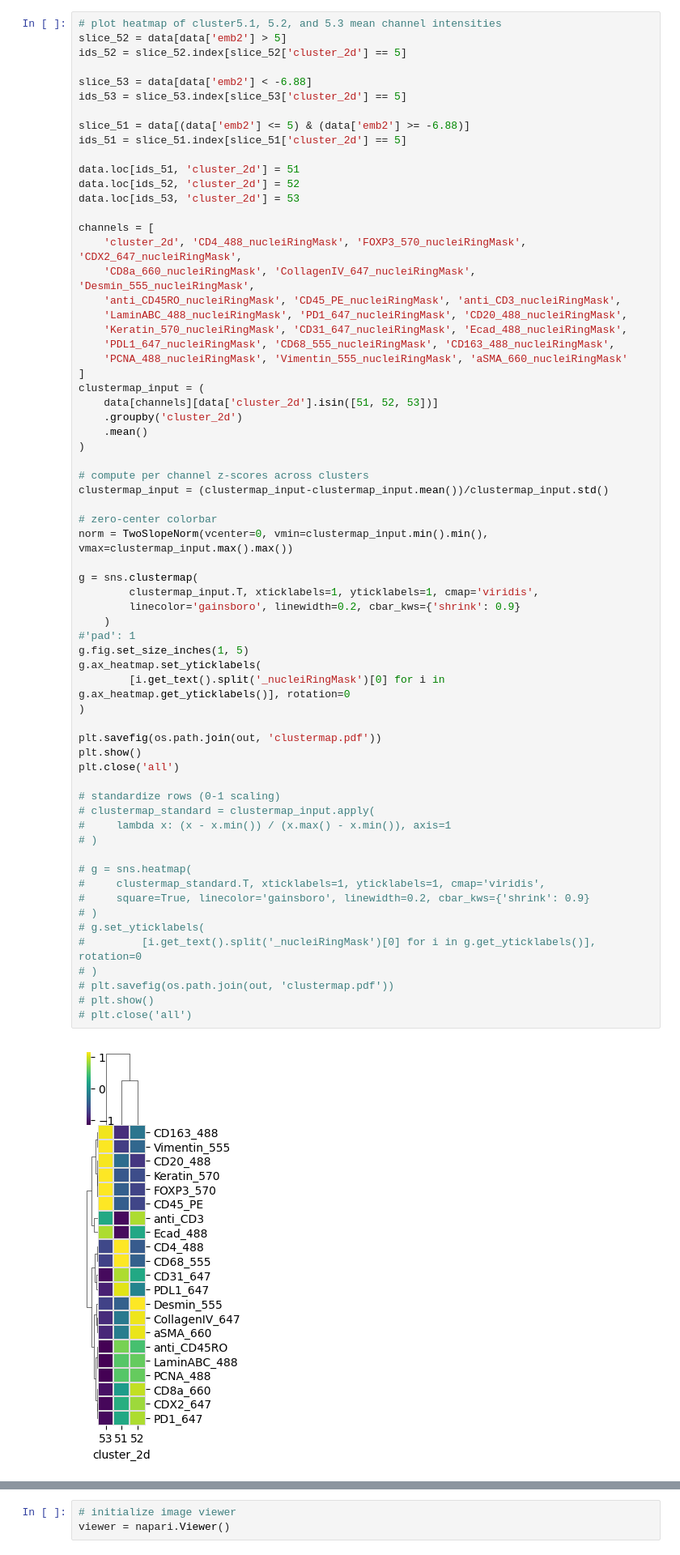
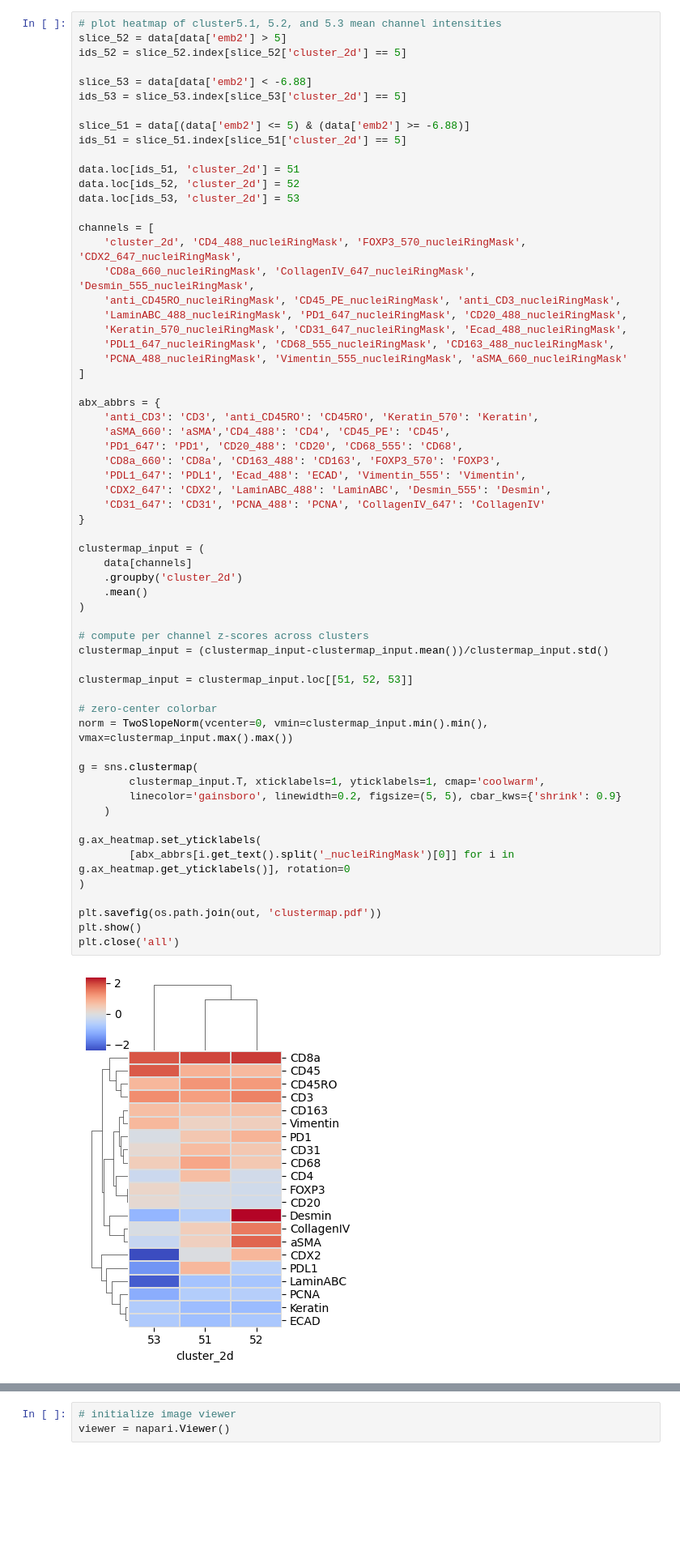
Before and after one commit to labsyspharm/vae-paper, a Jupyter notebook: src/cluster5_crosstalk.ipynb, the cells around one changed output, grey strips where cells are left out. Shown: that part at 81% size. Saved outputs shown, nothing was run; the diff lists cells and outputs as text; blank space fills up the shorter version.

```diff
--- a/src/cluster5_crosstalk.ipynb
+++ b/src/cluster5_crosstalk.ipynb
@@ -72,56 +72,52 @@ data.loc[ids_53, 'cluster_2d'] = 53
 
 channels = [
     'cluster_2d', 'CD4_488_nucleiRingMask', 'FOXP3_570_nucleiRingMask', 'CDX2_647_nucleiRingMask',
     'CD8a_660_nucleiRingMask', 'CollagenIV_647_nucleiRingMask', 'Desmin_555_nucleiRingMask',
     'anti_CD45RO_nucleiRingMask', 'CD45_PE_nucleiRingMask', 'anti_CD3_nucleiRingMask',
     'LaminABC_488_nucleiRingMask', 'PD1_647_nucleiRingMask', 'CD20_488_nucleiRingMask',
     'Keratin_570_nucleiRingMask', 'CD31_647_nucleiRingMask', 'Ecad_488_nucleiRingMask',
     'PDL1_647_nucleiRingMask', 'CD68_555_nucleiRingMask', 'CD163_488_nucleiRingMask',
     'PCNA_488_nucleiRingMask', 'Vimentin_555_nucleiRingMask', 'aSMA_660_nucleiRingMask'
 ]
+
+abx_abbrs = {
+    'anti_CD3': 'CD3', 'anti_CD45RO': 'CD45RO', 'Keratin_570': 'Keratin',
+    'aSMA_660': 'aSMA','CD4_488': 'CD4', 'CD45_PE': 'CD45',
+    'PD1_647': 'PD1', 'CD20_488': 'CD20', 'CD68_555': 'CD68',
+    'CD8a_660': 'CD8a', 'CD163_488': 'CD163', 'FOXP3_570': 'FOXP3',
+    'PDL1_647': 'PDL1', 'Ecad_488': 'ECAD', 'Vimentin_555': 'Vimentin',
+    'CDX2_647': 'CDX2', 'LaminABC_488': 'LaminABC', 'Desmin_555': 'Desmin',
+    'CD31_647': 'CD31', 'PCNA_488': 'PCNA', 'CollagenIV_647': 'CollagenIV'
+}
+
 clustermap_input = (
-    data[channels][data['cluster_2d'].isin([51, 52, 53])]
+    data[channels]
     .groupby('cluster_2d')
     .mean()
 )
 
 # compute per channel z-scores across clusters
 clustermap_input = (clustermap_input-clustermap_input.mean())/clustermap_input.std()
 
+clustermap_input = clustermap_input.loc[[51, 52, 53]]
+
 # zero-center colorbar
 norm = TwoSlopeNorm(vcenter=0, vmin=clustermap_input.min().min(), vmax=clustermap_input.max().max())
 
 g = sns.clustermap(
-        clustermap_input.T, xticklabels=1, yticklabels=1, cmap='viridis',
-        linecolor='gainsboro', linewidth=0.2, cbar_kws={'shrink': 0.9}
+        clustermap_input.T, xticklabels=1, yticklabels=1, cmap='coolwarm',
+        linecolor='gainsboro', linewidth=0.2, figsize=(5, 5), cbar_kws={'shrink': 0.9}
     )
-#'pad': 1
-g.fig.set_size_inches(1, 5)
+
 g.ax_heatmap.set_yticklabels(
-        [i.get_text().split('_nucleiRingMask')[0] for i in g.ax_heatmap.get_yticklabels()], rotation=0
+        [abx_abbrs[i.get_text().split('_nucleiRingMask')[0]] for i in g.ax_heatmap.get_yticklabels()], rotation=0
 )
 
 plt.savefig(os.path.join(out, 'clustermap.pdf'))
 plt.show()
 plt.close('all')
-
-# standardize rows (0-1 scaling)
-# clustermap_standard = clustermap_input.apply(
-#     lambda x: (x - x.min()) / (x.max() - x.min()), axis=1
-# )
-
-# g = sns.heatmap(
-#     clustermap_standard.T, xticklabels=1, yticklabels=1, cmap='viridis',
-#     square=True, linecolor='gainsboro', linewidth=0.2, cbar_kws={'shrink': 0.9}
-# )
-# g.set_yticklabels(
-#         [i.get_text().split('_nucleiRingMask')[0] for i in g.get_yticklabels()], rotation=0
-# )
-# plt.savefig(os.path.join(out, 'clustermap.pdf'))
-# plt.show()
-# plt.close('all')
 # %% [output]
-[figure, old version]
+[figure, new version]
 # %%
 # view clusters 5.1, 5.2, and 5.3 cells in 3D UMAP embedding
 
```
Also changed, not shown: parts of 1 cell of this notebook, 15 other files.
